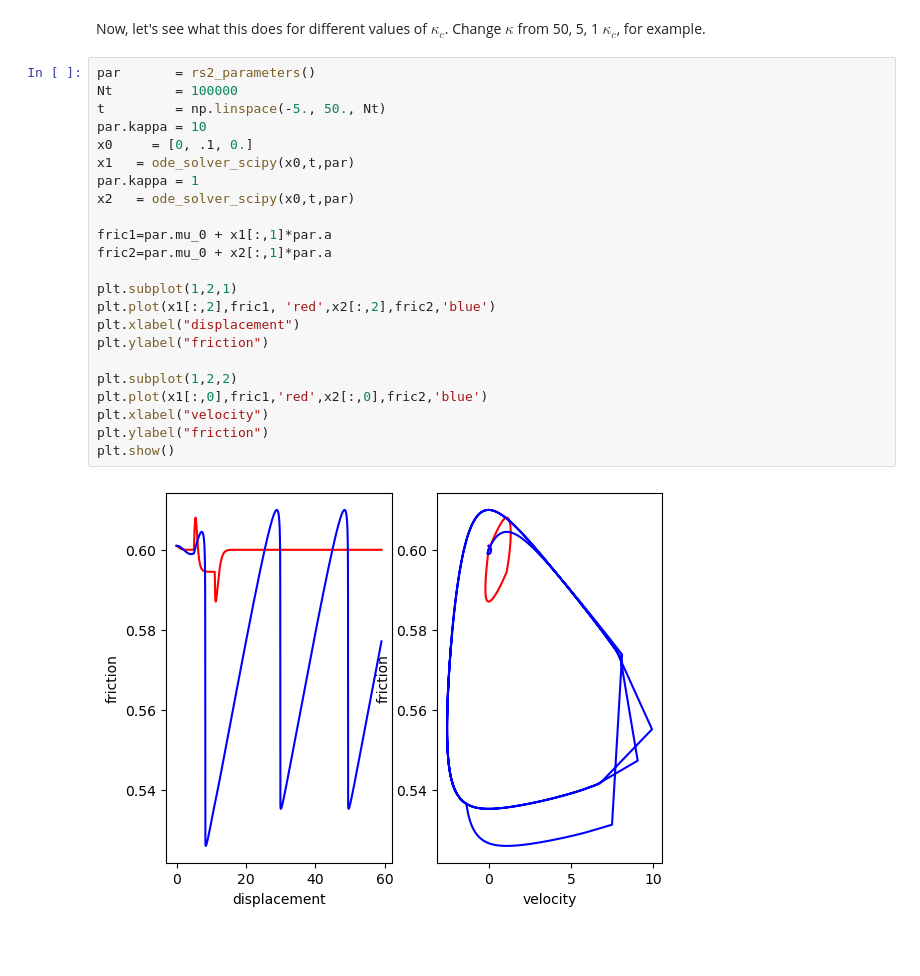
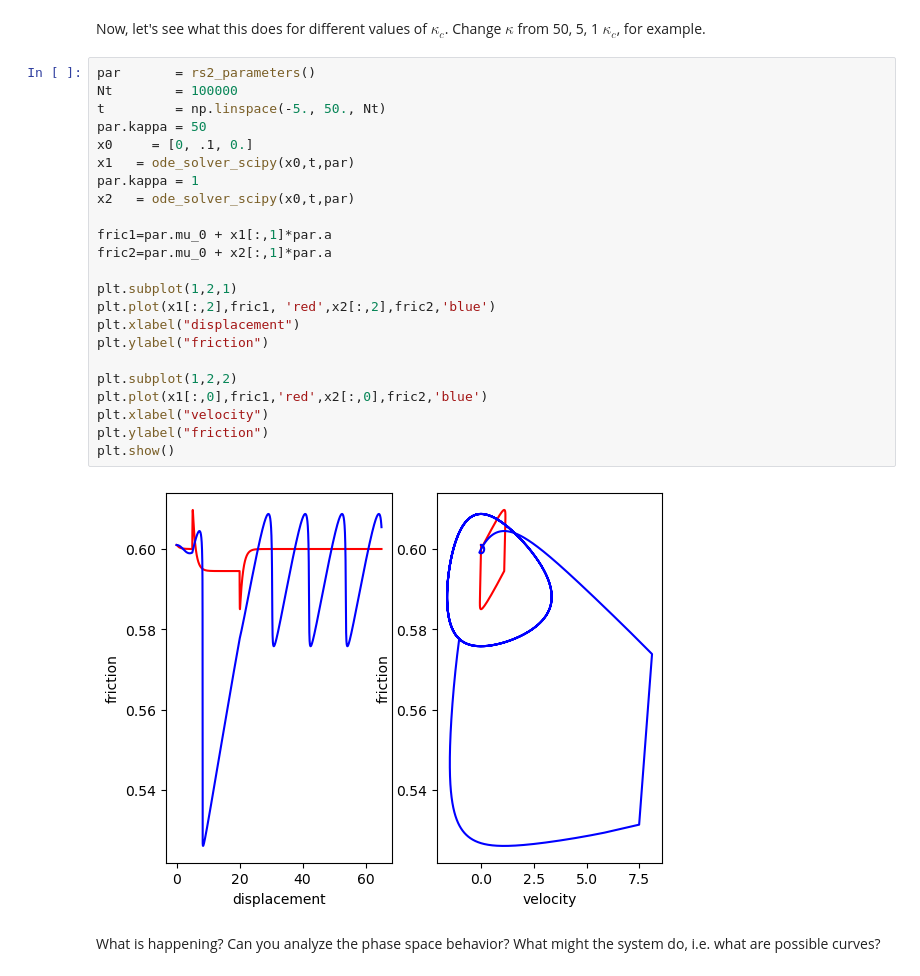
Before and after one commit to dunyuliu/Earth_From_Lab_To_Planet_Tutorials, a Jupyter notebook: Module2.1_RateStateFriction.ipynb, the cells around one changed output. Drawn from its saved outputs; the diff is of its cells as text; blank space fills up the shorter version.

```diff
--- a/Module2.1_RateStateFriction.ipynb
+++ b/Module2.1_RateStateFriction.ipynb
@@ -292,25 +306,27 @@ Now, let's see what this does for different values of $\kappa_c$. Change $\kappa
 # %%
 par       = rs2_parameters()
 Nt        = 100000
 t         = np.linspace(-5., 50., Nt)
-par.kappa = 10
+par.kappa = 50
 x0     = [0, .1, 0.]
 x1   = ode_solver_scipy(x0,t,par)
 par.kappa = 1
 x2   = ode_solver_scipy(x0,t,par)
 
 fric1=par.mu_0 + x1[:,1]*par.a
 fric2=par.mu_0 + x2[:,1]*par.a
 
 plt.subplot(1,2,1)
 plt.plot(x1[:,2],fric1, 'red',x2[:,2],fric2,'blue')
 plt.xlabel("displacement")
 plt.ylabel("friction")
 
 plt.subplot(1,2,2)
 plt.plot(x1[:,0],fric1,'red',x2[:,0],fric2,'blue')
 plt.xlabel("velocity")
 plt.ylabel("friction")
 plt.show()
 # %% [output]
-[figure, old version]
+[figure, new version]
+# %% [markdown]
+What is happening? Can you analyze the phase space behavior? What might the system do, i.e. what are possible curves?
```
Also changed, not shown: parts of 9 cells of this notebook, 2 other files.
